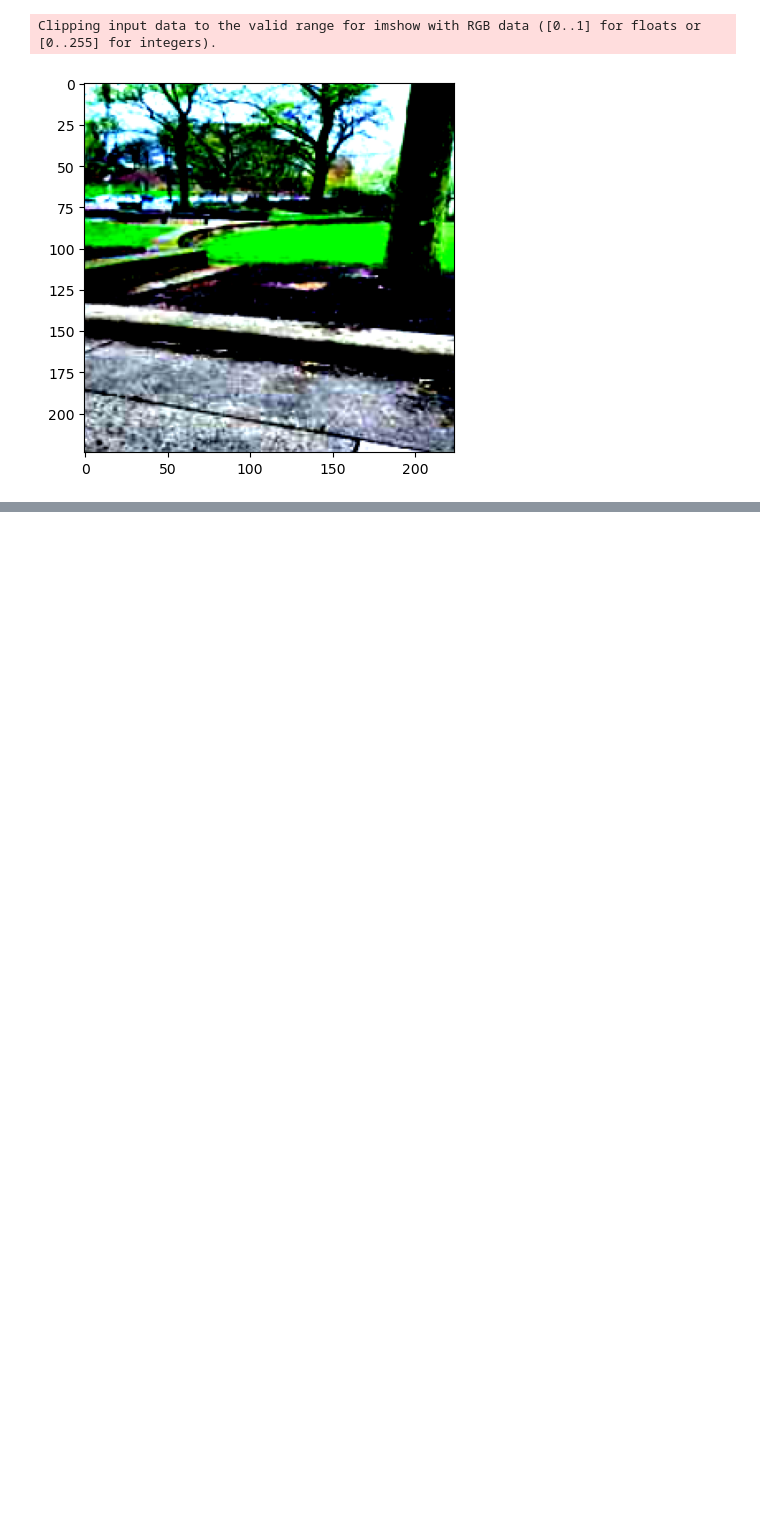
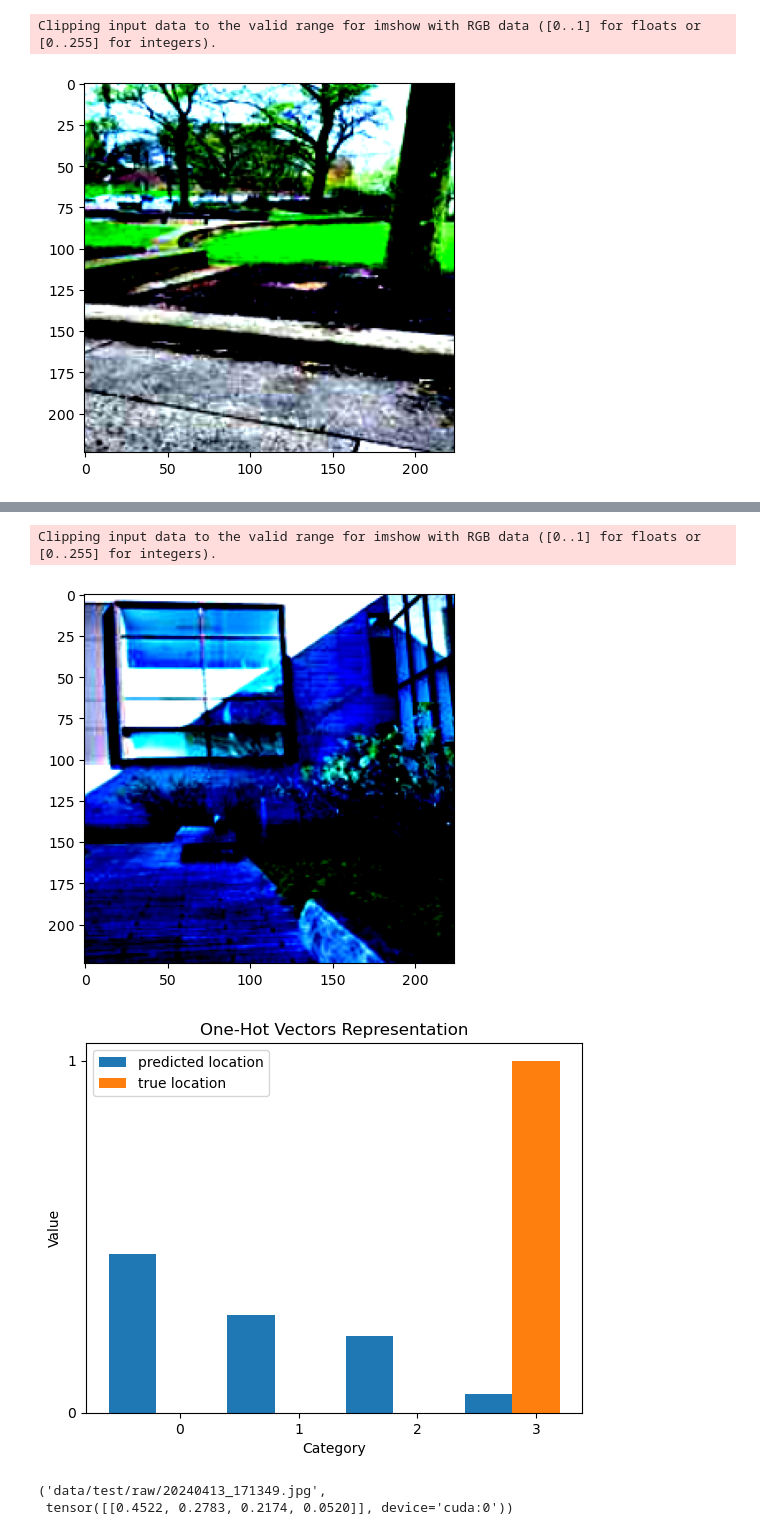
Before and after one commit to thetazero/where_am_i_located, a Jupyter notebook: train.ipynb, the cells around one changed output, grey strips where cells are left out. Saved outputs shown, nothing was run; the diff lists cells and outputs as text; code cells hidden in the pictures; blank space fills up the shorter version.

```diff
--- a/train.ipynb
+++ b/train.ipynb
@@ -290,6 +296,6 @@ yhat = project_lib.eval(model, data_point[0])
 # %%
-# project_lib.save_model(model, 'model.torch')
-model = project_lib.load_model('model.torch', grid_size)
+project_lib.save_model(model, 'model.torch')
+# model = project_lib.load_model('model.torch', grid_size)
 # %%
 import json
 import os
@@ -355,11 +361,17 @@ tensor(1) tensor(2) tensor([0.2142, 0.3691, 0.2252, 0.1915]) tensor(False)
 """
 from lib.utils import plot_one_hot_vectors
 # %%
-idx = 2
+idx = 11
 pic = list(fun_dl)[idx]
 plot_torch_image(pic[0][0])
 pred_loc = project_lib.eval(model, pic[0])
 pred_arr = pred_loc.cpu().numpy()[0]
 true_arr = pic[1].numpy()[0]
 plot_one_hot_vectors([pred_arr, true_arr], ["predicted location", "true location"])
 (f"data/test/raw/{list(test_data.labels.keys())[idx]}", pred_loc)
+# %% [output]
+Clipping input data to the valid range for imshow with RGB data ([0..1] for floats or [0..255] for integers).
+[figure, added]
+[figure, added]
+('data/test/raw/20240413_171349.jpg',
+ tensor([[0.4522, 0.2783, 0.2174, 0.0520]], device='cuda:0'))
```
Also changed, not shown: parts of 10 cells of this notebook, 2 other files.
